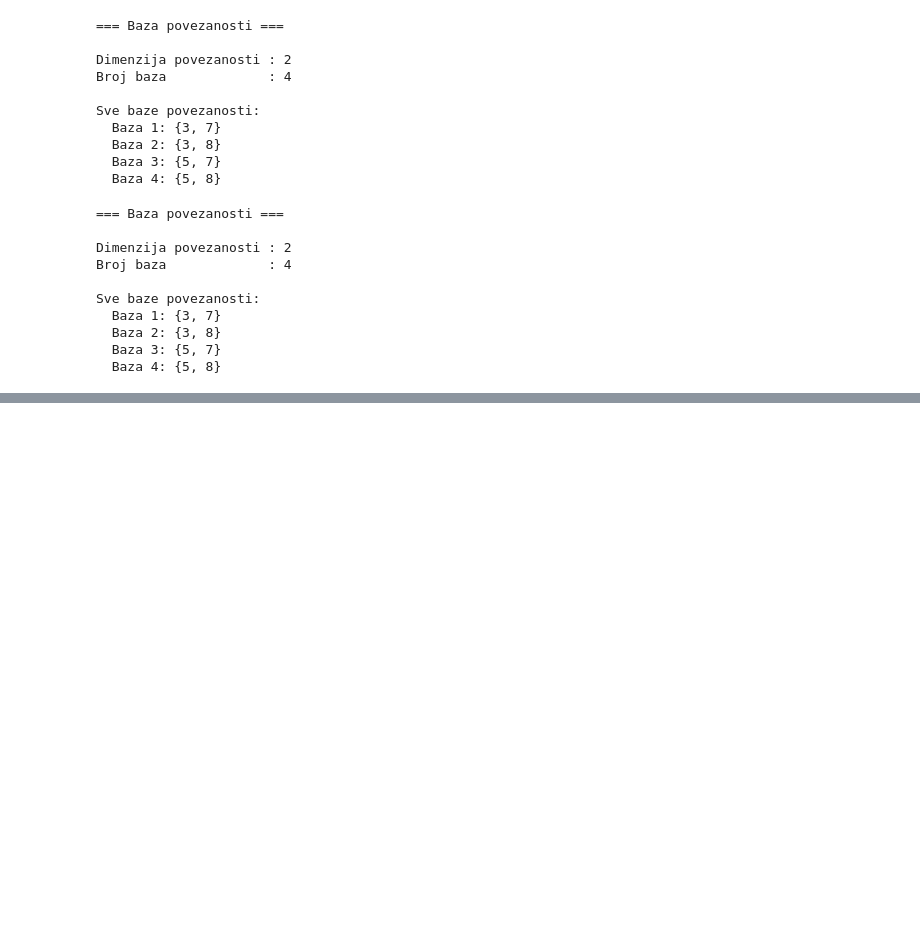
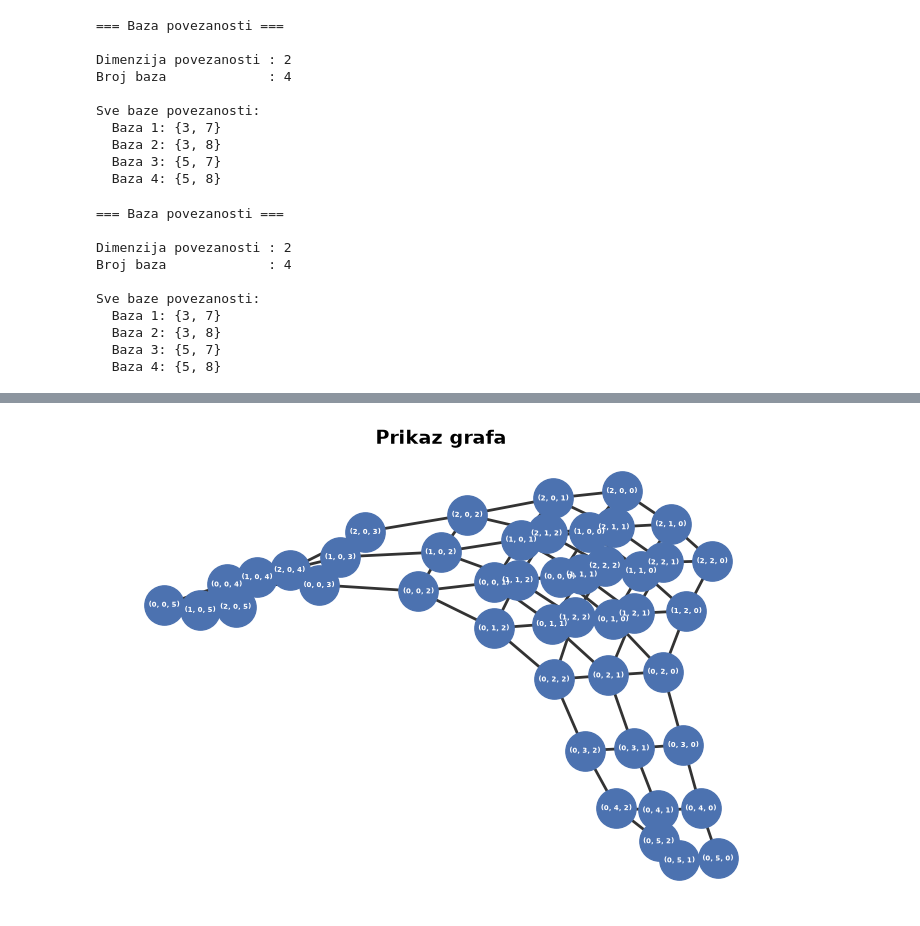
Before and after one commit to frantopalic/zavrsni-projekt, a Jupyter notebook: zavrsni.ipynb, the cells around one changed output, grey strips where cells are left out. Drawn from its saved outputs; the diff is of its cells as text; code cells hidden in the pictures; blank space fills up the shorter version.

```diff
--- a/zavrsni.ipynb
+++ b/zavrsni.ipynb
@@ -97,0 +112,4 @@ Sve baze povezanosti:
+# %%
+crtaj_graf(G4)
+# %% [output]
+[figure, added]
```
Also changed, not shown: parts of 7 cells of this notebook, 2 other files.
